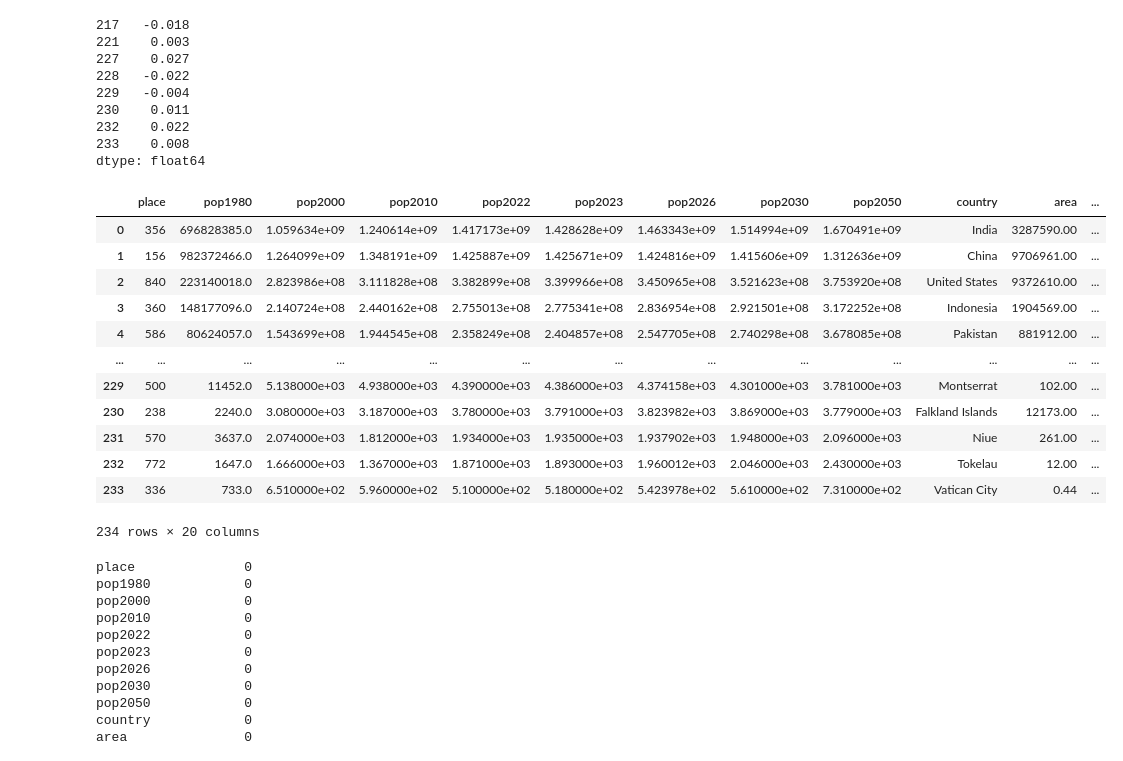
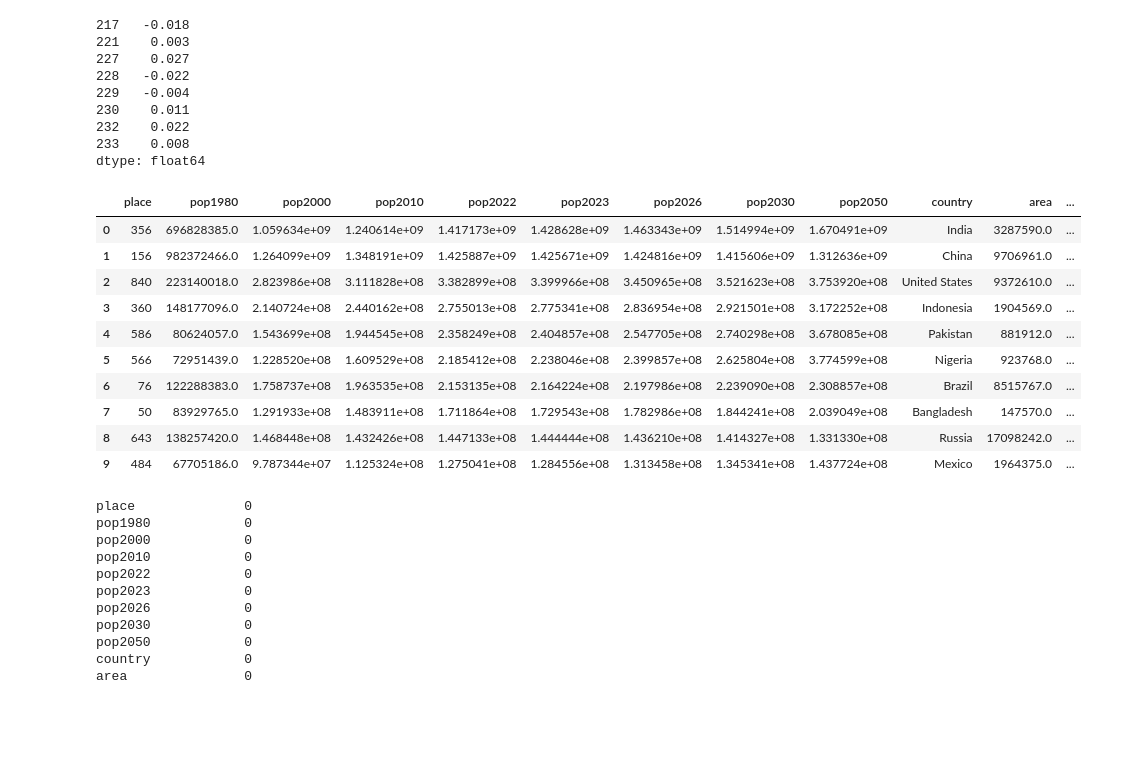
Before and after one commit to Abhinxvsharma/GenAI, a Jupyter notebook: datascience/ds_7.ipynb, the cells around one changed output. Saved outputs shown, nothing was run; the diff lists cells and outputs as text; code cells hidden in the pictures; blank space fills up the shorter version.

```diff
--- a/datascience/ds_7.ipynb
+++ b/datascience/ds_7.ipynb
@@ -260,7 +259,7 @@ pop23_sum
 # %% [output]
 8043615390.0
 # %%
-nan_index =d[d.worldPercentage.isnull()].index
+nan_index =d[d.worldPercentage.isnull()]
 # %%
 nan_index
 # %% [output]
@@ -330,21 +335,19 @@ dtype: float64
 # %%
 d.loc[net_index,'netChange']=ans
 # %%
-d
+d.head(10)
 # %% [output]
 |  | place | pop1980 | pop2000 | pop2010 | pop2022 | pop2023 | pop2026 | pop2030 | pop2050 | country | area | ... |
-| 0 | 356 | 696828385.0 | 1.059634e+09 | 1.240614e+09 | 1.417173e+09 | 1.428628e+09 | 1.463343e+09 | 1.514994e+09 | 1.670491e+09 | India | 3287590.00 | ... |
-| 1 | 156 | 982372466.0 | 1.264099e+09 | 1.348191e+09 | 1.425887e+09 | 1.425671e+09 | 1.424816e+09 | 1.415606e+09 | 1.312636e+09 | China | 9706961.00 | ... |
-| 2 | 840 | 223140018.0 | 2.823986e+08 | 3.111828e+08 | 3.382899e+08 | 3.399966e+08 | 3.450965e+08 | 3.521623e+08 | 3.753920e+08 | United States | 9372610.00 | ... |
-| 3 | 360 | 148177096.0 | 2.140724e+08 | 2.440162e+08 | 2.755013e+08 | 2.775341e+08 | 2.836954e+08 | 2.921501e+08 | 3.172252e+08 | Indonesia | 1904569.00 | ... |
-| 4 | 586 | 80624057.0 | 1.543699e+08 | 1.944545e+08 | 2.358249e+08 | 2.404857e+08 | 2.547705e+08 | 2.740298e+08 | 3.678085e+08 | Pakistan | 881912.00 | ... |
-| ... | ... | ... | ... | ... | ... | ... | ... | ... | ... | ... | ... | ... |
-| 229 | 500 | 11452.0 | 5.138000e+03 | 4.938000e+03 | 4.390000e+03 | 4.386000e+03 | 4.374158e+03 | 4.301000e+03 | 3.781000e+03 | Montserrat | 102.00 | ... |
-| 230 | 238 | 2240.0 | 3.080000e+03 | 3.187000e+03 | 3.780000e+03 | 3.791000e+03 | 3.823982e+03 | 3.869000e+03 | 3.779000e+03 | Falkland Islands | 12173.00 | ... |
-| 231 | 570 | 3637.0 | 2.074000e+03 | 1.812000e+03 | 1.934000e+03 | 1.935000e+03 | 1.937902e+03 | 1.948000e+03 | 2.096000e+03 | Niue | 261.00 | ... |
-| 232 | 772 | 1647.0 | 1.666000e+03 | 1.367000e+03 | 1.871000e+03 | 1.893000e+03 | 1.960012e+03 | 2.046000e+03 | 2.430000e+03 | Tokelau | 12.00 | ... |
-| 233 | 336 | 733.0 | 6.510000e+02 | 5.960000e+02 | 5.100000e+02 | 5.180000e+02 | 5.423978e+02 | 5.610000e+02 | 7.310000e+02 | Vatican City | 0.44 | ... |
+| 0 | 356 | 696828385.0 | 1.059634e+09 | 1.240614e+09 | 1.417173e+09 | 1.428628e+09 | 1.463343e+09 | 1.514994e+09 | 1.670491e+09 | India | 3287590.0 | ... |
+| 1 | 156 | 982372466.0 | 1.264099e+09 | 1.348191e+09 | 1.425887e+09 | 1.425671e+09 | 1.424816e+09 | 1.415606e+09 | 1.312636e+09 | China | 9706961.0 | ... |
+| 2 | 840 | 223140018.0 | 2.823986e+08 | 3.111828e+08 | 3.382899e+08 | 3.399966e+08 | 3.450965e+08 | 3.521623e+08 | 3.753920e+08 | United States | 9372610.0 | ... |
+| 3 | 360 | 148177096.0 | 2.140724e+08 | 2.440162e+08 | 2.755013e+08 | 2.775341e+08 | 2.836954e+08 | 2.921501e+08 | 3.172252e+08 | Indonesia | 1904569.0 | ... |
+| 4 | 586 | 80624057.0 | 1.543699e+08 | 1.944545e+08 | 2.358249e+08 | 2.404857e+08 | 2.547705e+08 | 2.740298e+08 | 3.678085e+08 | Pakistan | 881912.0 | ... |
+| 5 | 566 | 72951439.0 | 1.228520e+08 | 1.609529e+08 | 2.185412e+08 | 2.238046e+08 | 2.399857e+08 | 2.625804e+08 | 3.774599e+08 | Nigeria | 923768.0 | ... |
+| 6 | 76 | 122288383.0 | 1.758737e+08 | 1.963535e+08 | 2.153135e+08 | 2.164224e+08 | 2.197986e+08 | 2.239090e+08 | 2.308857e+08 | Brazil | 8515767.0 | ... |
+| 7 | 50 | 83929765.0 | 1.291933e+08 | 1.483911e+08 | 1.711864e+08 | 1.729543e+08 | 1.782986e+08 | 1.844241e+08 | 2.039049e+08 | Bangladesh | 147570.0 | ... |
+| 8 | 643 | 138257420.0 | 1.468448e+08 | 1.432426e+08 | 1.447133e+08 | 1.444444e+08 | 1.436210e+08 | 1.414327e+08 | 1.331330e+08 | Russia | 17098242.0 | ... |
+| 9 | 484 | 67705186.0 | 9.787344e+07 | 1.125324e+08 | 1.275041e+08 | 1.284556e+08 | 1.313458e+08 | 1.345341e+08 | 1.437724e+08 | Mexico | 1964375.0 | ... |
-234 rows × 20 columns
 # %%
 d.isnull().sum()
 # %% [output]
```
Also changed, not shown: parts of 6 cells of this notebook, 4 other files.
